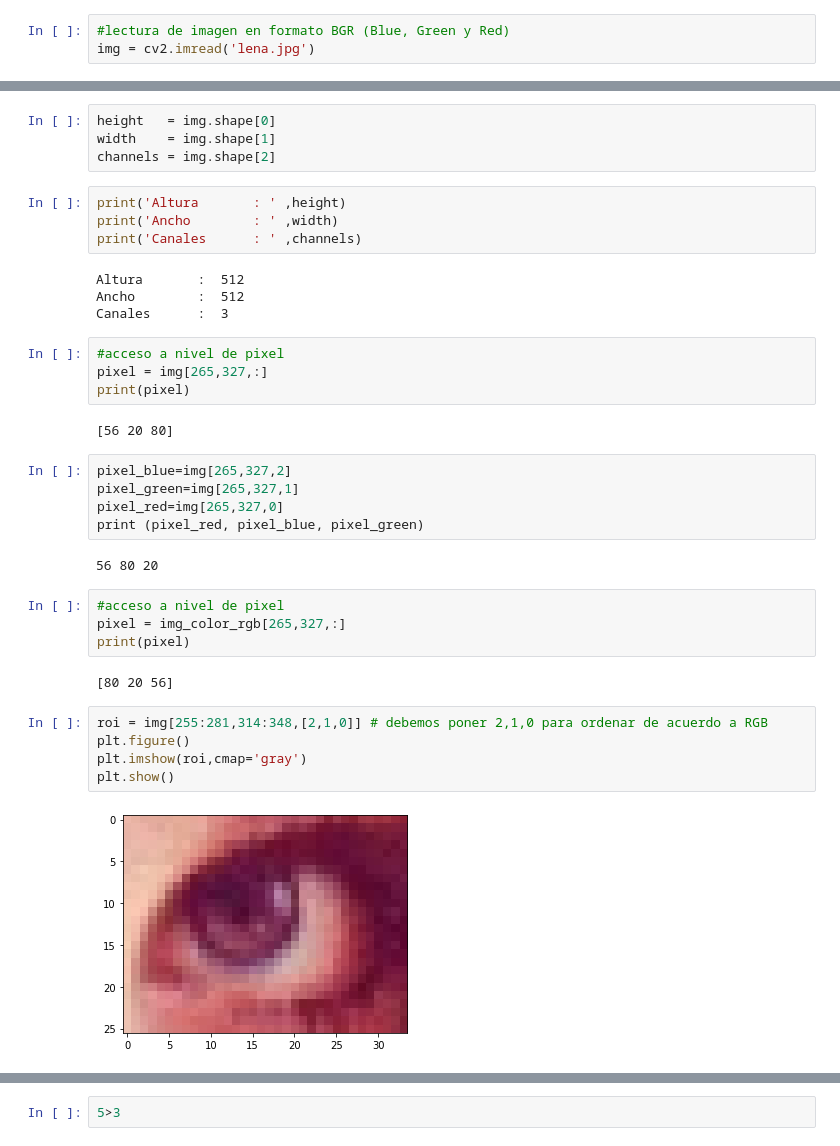
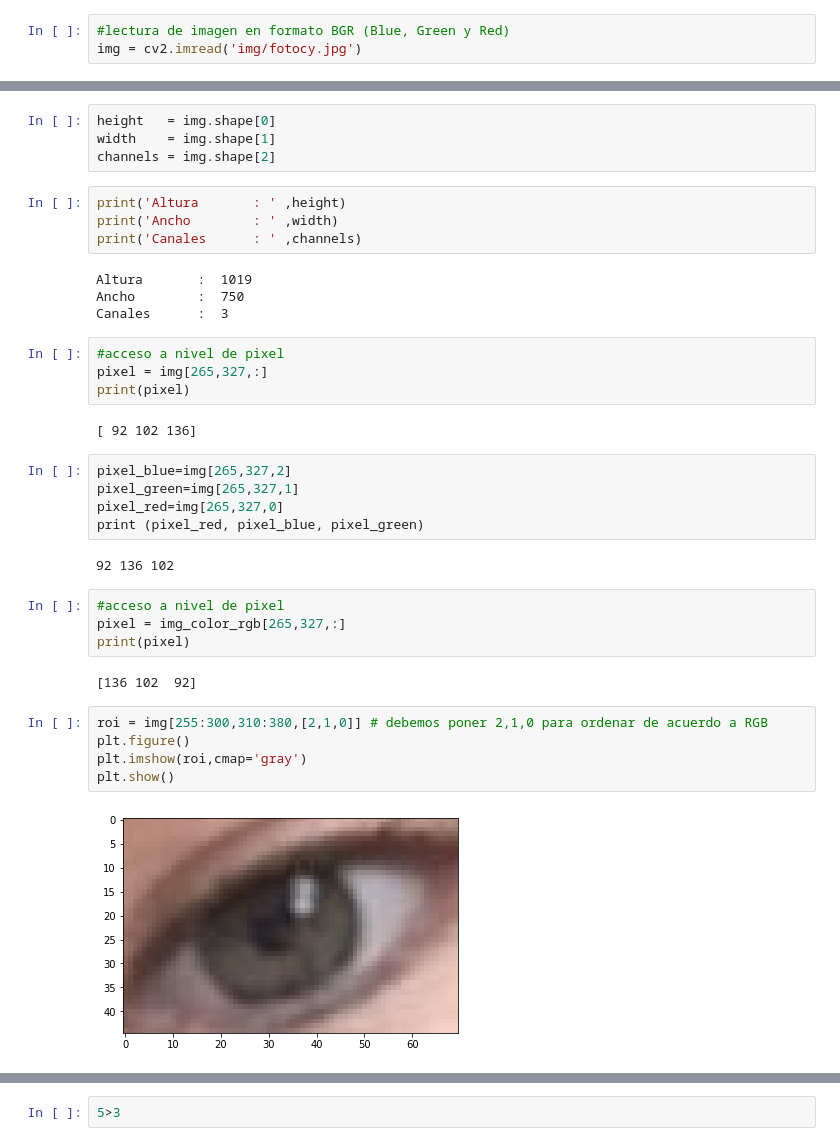
Before and after one commit to educarrascov/MIA_ArtificialVision, a Jupyter notebook: MIA_ArtificialVision_(Clase_2).ipynb, the cells around one changed output, grey strips where cells are left out. Cells and saved outputs as stored; diff of their text form.

```diff
--- a/MIA_ArtificialVision_(Clase_2).ipynb
+++ b/MIA_ArtificialVision_(Clase_2).ipynb
@@ -19,7 +27,7 @@ import cv2
 import matplotlib.pyplot as plt
 # %%
 #lectura de imagen en formato BGR (Blue, Green y Red)
-img = cv2.imread('lena.jpg')
+img = cv2.imread('img/fotocy.jpg')
 # %%
 plt.figure()
 # %% [output]
@@ -139,33 +147,33 @@ print('Altura       : ' ,height)
 print('Ancho        : ' ,width)
 print('Canales      : ' ,channels)
 # %% [output]
-Altura       :  512
-Ancho        :  512
+Altura       :  1019
+Ancho        :  750
 Canales      :  3
 # %%
 #acceso a nivel de pixel
 pixel = img[265,327,:]
 print(pixel)
 # %% [output]
-[56 20 80]
+[ 92 102 136]
 # %%
 pixel_blue=img[265,327,2]
 pixel_green=img[265,327,1]
 pixel_red=img[265,327,0]
 print (pixel_red, pixel_blue, pixel_green)
 # %% [output]
-56 80 20
+92 136 102
 # %%
 #acceso a nivel de pixel
 pixel = img_color_rgb[265,327,:]
 print(pixel)
 # %% [output]
-[80 20 56]
+[136 102  92]
 # %%
-roi = img[255:281,314:348,[2,1,0]] # debemos poner 2,1,0 para ordenar de acuerdo a RGB
+roi = img[255:300,310:380,[2,1,0]] # debemos poner 2,1,0 para ordenar de acuerdo a RGB
 plt.figure()
 plt.imshow(roi,cmap='gray')
 plt.show()
 # %% [output]
-[figure, old version]
+[figure, new version]
 # %%
```
Also changed, not shown: parts of 25 cells of this notebook, 36 other files.
